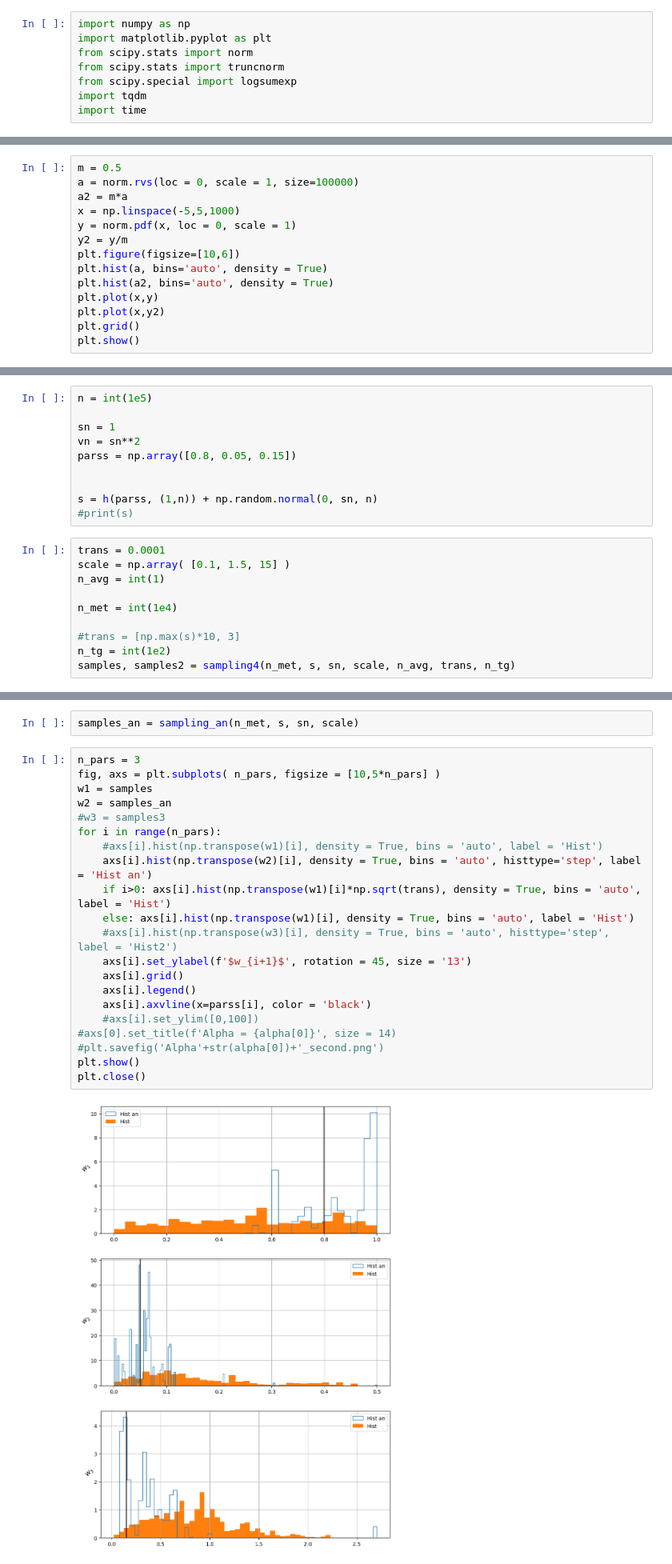
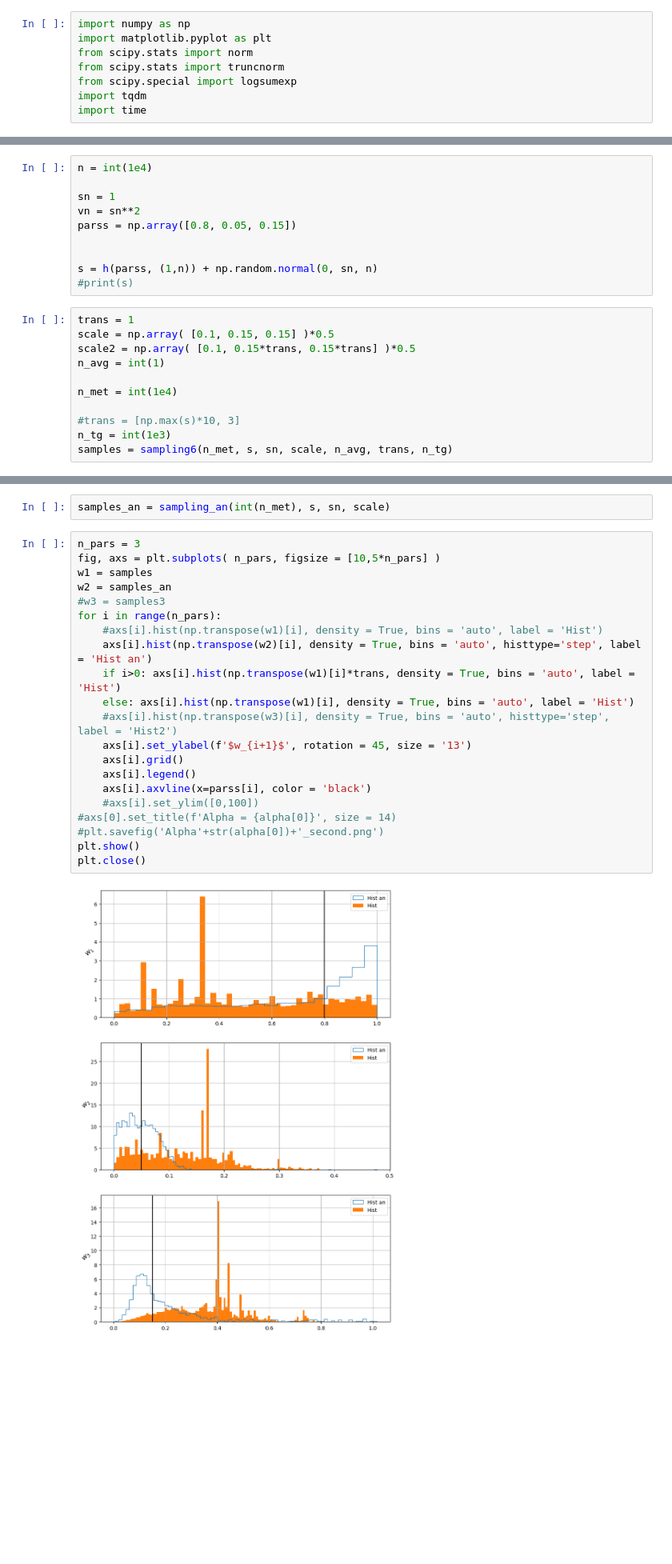
Before and after one commit to marcgrillo/mcwmc2_pt2, a Jupyter notebook: notebook.ipynb, the cells around one changed output, grey strips where cells are left out. Shown: that part at 80% size. Drawn from its saved outputs; the diff is of its cells as text; blank space fills up the shorter version.

```diff
--- a/notebook.ipynb
+++ b/notebook.ipynb
@@ -294,14 +8,0 @@ def sampling_an(n, x, sn, scale):
-# %%
-m = 0.5
-a = norm.rvs(loc = 0, scale = 1, size=100000)
-a2 = m*a
-x = np.linspace(-5,5,1000)
-y = norm.pdf(x, loc = 0, scale = 1)
-y2 = y/m
-plt.figure(figsize=[10,6])
-plt.hist(a, bins='auto', density = True)
-plt.hist(a2, bins='auto', density = True)
-plt.plot(x,y)
-plt.plot(x,y2)
-plt.grid()
-plt.show()
@@ -334,5 +461,5 @@ print(np.mean(l1) - np.mean(l2))
 # %%
-n = int(1e5)
+n = int(1e4)
 
 sn = 1
 vn = sn**2
@@ -342,12 +469,13 @@ parss = np.array([0.8, 0.05, 0.15])
 s = h(parss, (1,n)) + np.random.normal(0, sn, n)
 #print(s)
 # %%
-trans = 0.0001
-scale = np.array( [0.1, 1.5, 15] )
+trans = 1
+scale = np.array( [0.1, 0.15, 0.15] )*0.5
+scale2 = np.array( [0.1, 0.15*trans, 0.15*trans] )*0.5
 n_avg = int(1)
 
 n_met = int(1e4)
 
 #trans = [np.max(s)*10, 3]
-n_tg = int(1e2)
-samples, samples2 = sampling4(n_met, s, sn, scale, n_avg, trans, n_tg)
+n_tg = int(1e3)
+samples = sampling6(n_met, s, sn, scale, n_avg, trans, n_tg)
@@ -354,28 +484,28 @@ samples, samples2 = sampling4(n_met, s, sn, scale, n_avg, trans, n_tg)
 # %%
-samples_an = sampling_an(n_met, s, sn, scale)
+samples_an = sampling_an(int(n_met), s, sn, scale)
 # %%
 n_pars = 3
 fig, axs = plt.subplots( n_pars, figsize = [10,5*n_pars] )
 w1 = samples
 w2 = samples_an
 #w3 = samples3
 for i in range(n_pars):
     #axs[i].hist(np.transpose(w1)[i], density = True, bins = 'auto', label = 'Hist')
     axs[i].hist(np.transpose(w2)[i], density = True, bins = 'auto', histtype='step', label = 'Hist an')
-    if i>0: axs[i].hist(np.transpose(w1)[i]*np.sqrt(trans), density = True, bins = 'auto', label = 'Hist')
+    if i>0: axs[i].hist(np.transpose(w1)[i]*trans, density = True, bins = 'auto', label = 'Hist')
     else: axs[i].hist(np.transpose(w1)[i], density = True, bins = 'auto', label = 'Hist')
     #axs[i].hist(np.transpose(w3)[i], density = True, bins = 'auto', histtype='step', label = 'Hist2')
     axs[i].set_ylabel(f'$w_{i+1}$', rotation = 45, size = '13')
     axs[i].grid()
     axs[i].legend()
     axs[i].axvline(x=parss[i], color = 'black')
     #axs[i].set_ylim([0,100])
 #axs[0].set_title(f'Alpha = {alpha[0]}', size = 14)
 #plt.savefig('Alpha'+str(alpha[0])+'_second.png')
 plt.show()
 plt.close()
 # %% [output]
-[figure, old version]
+[figure, new version]
 # %%
 def p_post(enne):
     px = np.linspace(0,1,enne)
```
Also changed, not shown: parts of 9 cells of this notebook.
